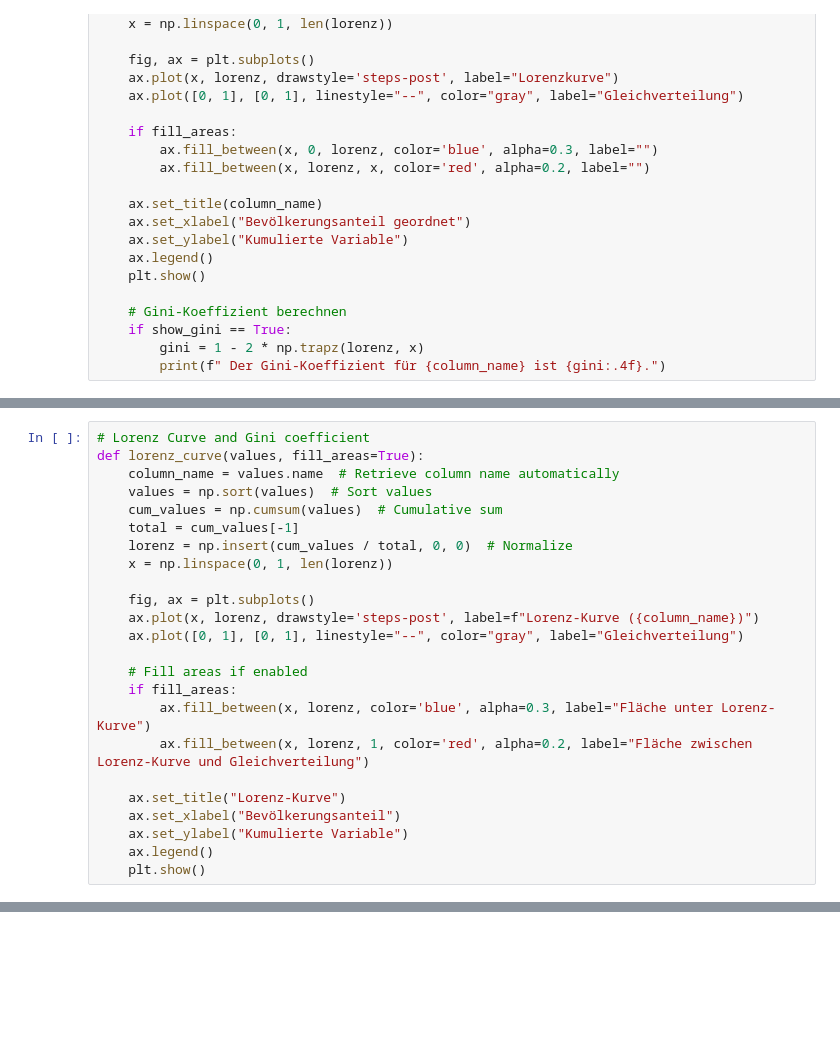
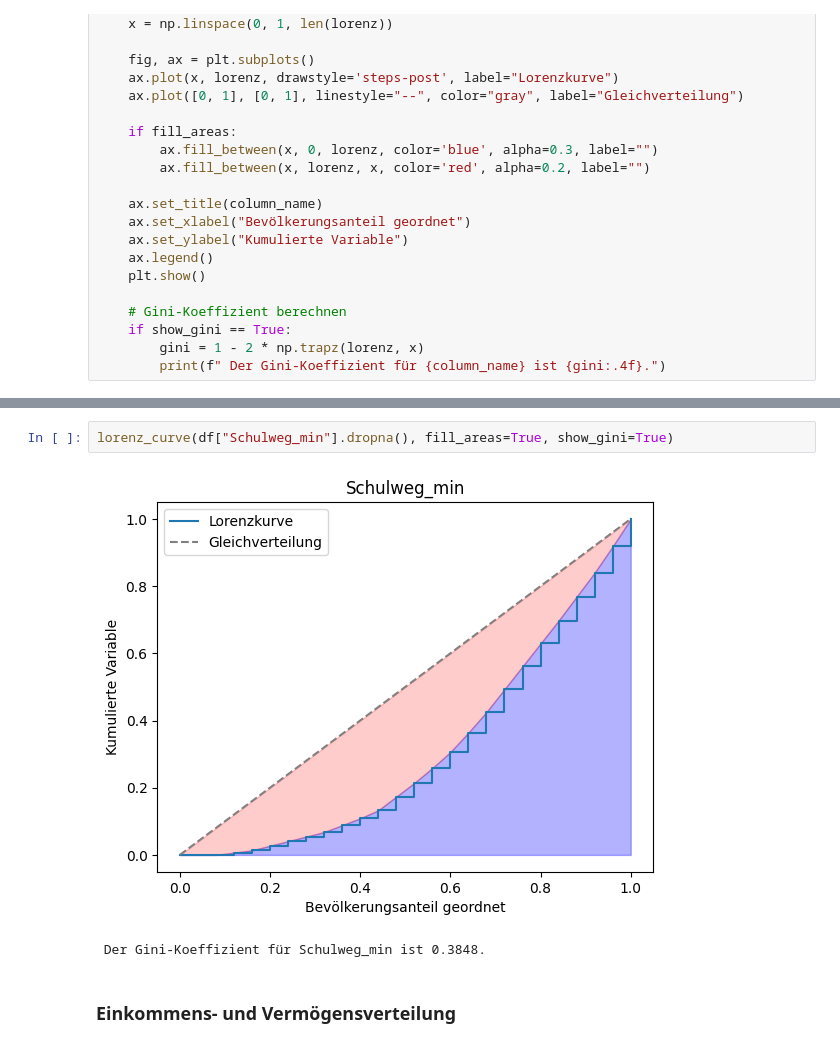
Before and after one commit to mayerhoffer/inequality-education, a Jupyter notebook: gini-calculation.ipynb, the cells around one changed output, grey strips where cells are left out. Saved outputs shown, nothing was run; the diff lists cells and outputs as text; blank space fills up the shorter version.

```diff
--- a/gini-calculation.ipynb
+++ b/gini-calculation.ipynb
@@ -65,24 +118,0 @@ df.Num_Geschwister.name
-# %%
-# Lorenz Curve and Gini coefficient
-def lorenz_curve(values, fill_areas=True):
-    column_name = values.name  # Retrieve column name automatically
-    values = np.sort(values)  # Sort values
-    cum_values = np.cumsum(values)  # Cumulative sum
-    total = cum_values[-1]
-    lorenz = np.insert(cum_values / total, 0, 0)  # Normalize
-    x = np.linspace(0, 1, len(lorenz))
-
-    fig, ax = plt.subplots()
-    ax.plot(x, lorenz, drawstyle='steps-post', label=f"Lorenz-Kurve ({column_name})")
-    ax.plot([0, 1], [0, 1], linestyle="--", color="gray", label="Gleichverteilung")
-
-    # Fill areas if enabled
-    if fill_areas:
-        ax.fill_between(x, lorenz, color='blue', alpha=0.3, label="Fläche unter Lorenz-Kurve")
-        ax.fill_between(x, lorenz, 1, color='red', alpha=0.2, label="Fläche zwischen Lorenz-Kurve und Gleichverteilung")
-
-    ax.set_title("Lorenz-Kurve")
-    ax.set_xlabel("Bevölkerungsanteil")
-    ax.set_ylabel("Kumulierte Variable")
-    ax.legend()
-    plt.show()
@@ -88,0 +125,7 @@ def lorenz_curve(values, fill_areas=True):
+# %%
+lorenz_curve(df["Schulweg_min"].dropna(), fill_areas=True, show_gini=True)
+# %% [output]
+[figure, added]
+ Der Gini-Koeffizient für Schulweg_min ist 0.3848.
+# %% [markdown]
+### Einkommens- und Vermögensverteilung
```
Also changed, not shown: parts of 14 cells of this notebook, 1 other file.
